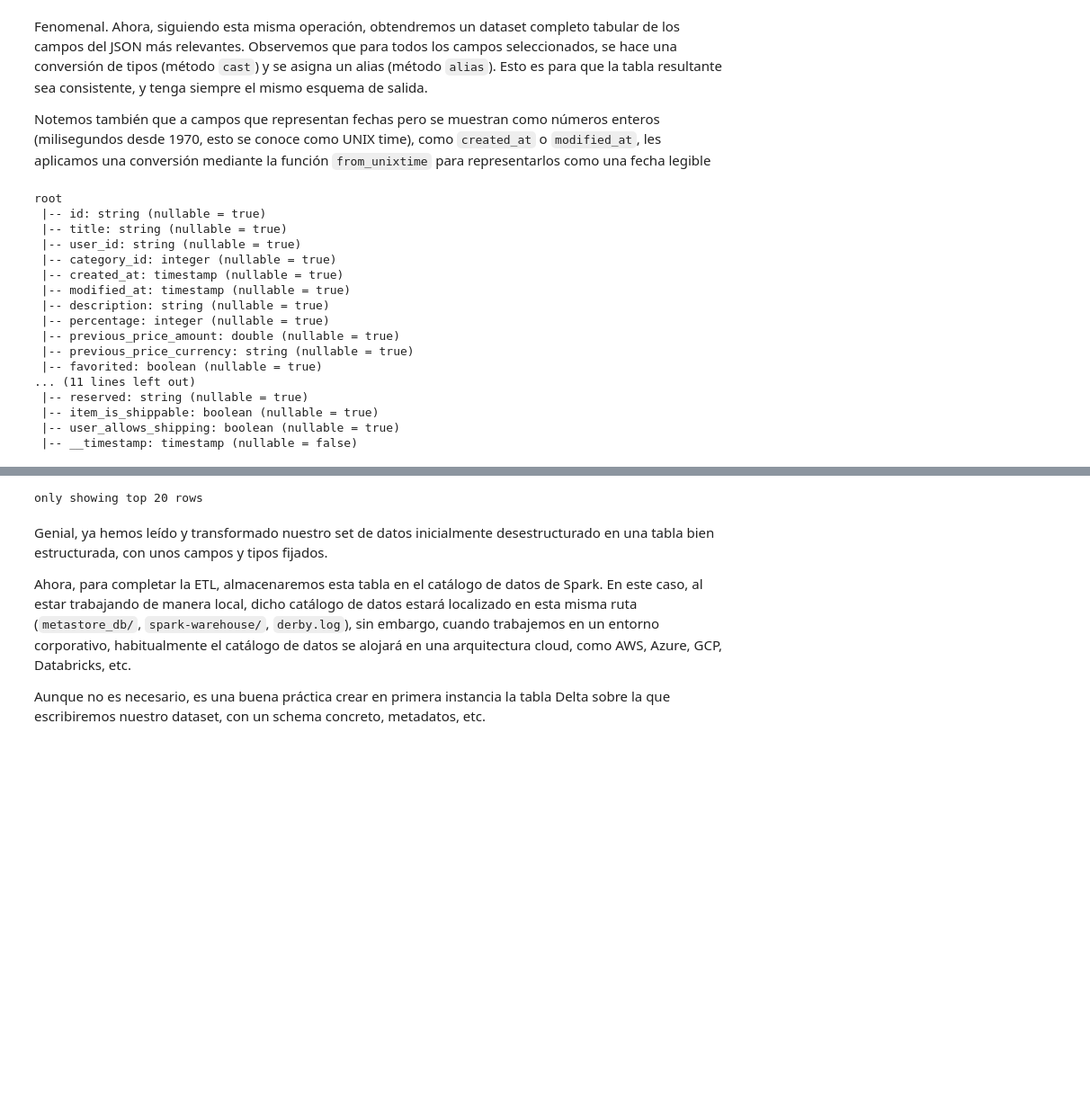
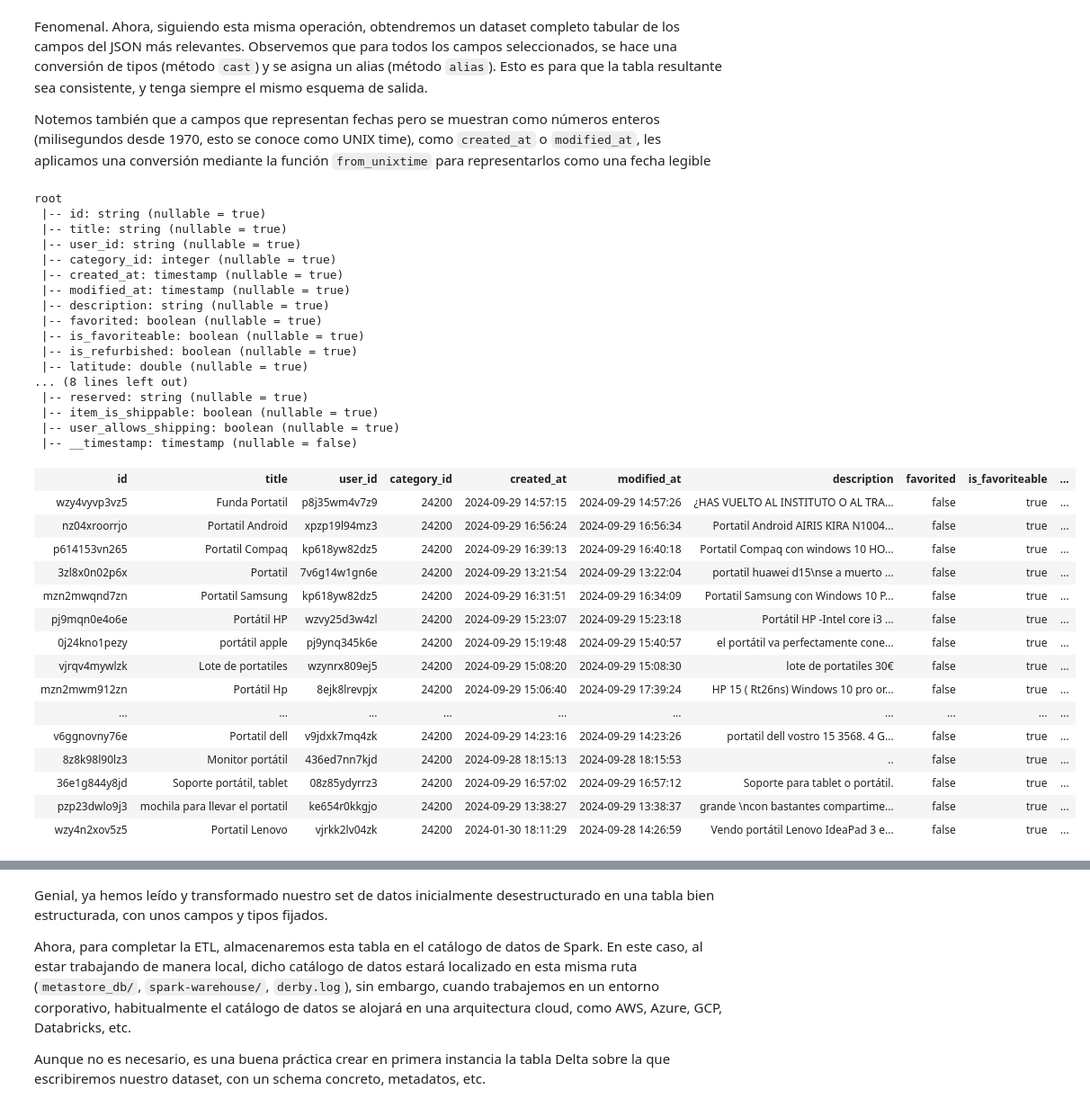
Before and after one commit to donielix/esic-bigdata-iv-blackops, a Jupyter notebook: notebooks/tema-2-etl/introduccion-spark.ipynb, the cells around one changed output, grey strips where cells are left out. Shown at 90% size. Drawn from its saved outputs; the diff is of its cells as text; code cells hidden in the pictures; blank space fills up the shorter version.

```diff
--- a/notebooks/tema-2-etl/introduccion-spark.ipynb
+++ b/notebooks/tema-2-etl/introduccion-spark.ipynb
@@ -473,13 +568,6 @@ wallapop = (
         .cast("timestamp")
         .alias("modified_at"),
         f.col("data.description").cast("string").alias("description"),
-        f.col("data.discount.percentage").cast("int").alias("percentage"),
-        f.col("data.discount.previous_price.amount")
-        .cast("double")
-        .alias("previous_price_amount"),
-        f.col("data.discount.previous_price.currency")
-        .cast("string")
-        .alias("previous_price_currency"),
         f.col("data.favorited.flag").cast("boolean").alias("favorited"),
         f.col("data.is_favoriteable.flag").cast("boolean").alias("is_favoriteable"),
         f.col("data.is_refurbished.flag").cast("boolean").alias("is_refurbished"),
@@ -491,34 +579,50 @@ wallapop = (
         f.col("data.location.region2").cast("string").alias("region2"),
         f.col("data.location.country_code").cast("string").alias("country_code"),
         f.col("data.price.amount").cast("double").alias("amount"),
         f.col("data.price.currency").cast("string").alias("currency"),
         f.col("data.reserved.flag").alias("reserved"),
         f.col("data.shipping.item_is_shippable")
         .cast("boolean")
         .alias("item_is_shippable"),
         f.col("data.shipping.user_allows_shipping")
         .cast("boolean")
         .alias("user_allows_shipping"),
         f.current_timestamp().alias("__timestamp"),
     )
 )
 wallapop.printSchema()
 display(wallapop)
 # %% [output]
 root
  |-- id: string (nullable = true)
  |-- title: string (nullable = true)
  |-- user_id: string (nullable = true)
  |-- category_id: integer (nullable = true)
  |-- created_at: timestamp (nullable = true)
  |-- modified_at: timestamp (nullable = true)
  |-- description: string (nullable = true)
- |-- percentage: integer (nullable = true)
- |-- previous_price_amount: double (nullable = true)
- |-- previous_price_currency: string (nullable = true)
  |-- favorited: boolean (nullable = true)
-... (11 lines left out)
+ |-- is_favoriteable: boolean (nullable = true)
+ |-- is_refurbished: boolean (nullable = true)
+ |-- latitude: double (nullable = true)
+... (8 lines left out)
  |-- reserved: string (nullable = true)
  |-- item_is_shippable: boolean (nullable = true)
  |-- user_allows_shipping: boolean (nullable = true)
  |-- __timestamp: timestamp (nullable = false)
+| id | title | user_id | category_id | created_at | modified_at | description | favorited | is_favoriteable | ... |
+| wzy4vyvp3vz5 | Funda Portatil | p8j35wm4v7z9 | 24200 | 2024-09-29 14:57:15 | 2024-09-29 14:57:26 | ¿HAS VUELTO AL INSTITUTO O AL TRA... | false | true | ... |
+| nz04xroorrjo | Portatil Android | xpzp19l94mz3 | 24200 | 2024-09-29 16:56:24 | 2024-09-29 16:56:34 | Portatil Android AIRIS KIRA N1004... | false | true | ... |
+| p614153vn265 | Portatil Compaq | kp618yw82dz5 | 24200 | 2024-09-29 16:39:13 | 2024-09-29 16:40:18 | Portatil Compaq con windows 10 HO... | false | true | ... |
+| 3zl8x0n02p6x | Portatil | 7v6g14w1gn6e | 24200 | 2024-09-29 13:21:54 | 2024-09-29 13:22:04 | portatil huawei d15\nse a muerto ... | false | true | ... |
+| mzn2mwqnd7zn | Portatil Samsung | kp618yw82dz5 | 24200 | 2024-09-29 16:31:51 | 2024-09-29 16:34:09 | Portatil Samsung con Windows 10 P... | false | true | ... |
+| pj9mqn0e4o6e | Portátil HP | wzvy25d3w4zl | 24200 | 2024-09-29 15:23:07 | 2024-09-29 15:23:18 | Portátil HP -Intel core i3 ... | false | true | ... |
+| 0j24kno1pezy | portátil apple | pj9ynq345k6e | 24200 | 2024-09-29 15:19:48 | 2024-09-29 15:40:57 | el portátil va perfectamente cone... | false | true | ... |
+| vjrqv4mywlzk | Lote de portatiles | wzynrx809ej5 | 24200 | 2024-09-29 15:08:20 | 2024-09-29 15:08:30 | lote de portatiles 30€ | false | true | ... |
+| mzn2mwm912zn | Portátil Hp | 8ejk8lrevpjx | 24200 | 2024-09-29 15:06:40 | 2024-09-29 17:39:24 | HP 15 ( Rt26ns) Windows 10 pro or... | false | true | ... |
+| ... | ... | ... | ... | ... | ... | ... | ... | ... | ... |
+| v6ggnovny76e | Portatil dell | v9jdxk7mq4zk | 24200 | 2024-09-29 14:23:16 | 2024-09-29 14:23:26 | portatil dell vostro 15 3568. 4 G... | false | true | ... |
+| 8z8k98l90lz3 | Monitor portátil | 436ed7nn7kjd | 24200 | 2024-09-28 18:15:13 | 2024-09-28 18:15:53 | .. | false | true | ... |
+| 36e1g844y8jd | Soporte portátil, tablet | 08z85ydyrrz3 | 24200 | 2024-09-29 16:57:02 | 2024-09-29 16:57:12 | Soporte para tablet o portátil. | false | true | ... |
+| pzp23dwlo9j3 | mochila para llevar el portatil | ke654r0kkgjo | 24200 | 2024-09-29 13:38:27 | 2024-09-29 13:38:37 | grande \ncon bastantes compartime... | false | true | ... |
+| wzy4n2xov5z5 | Portatil Lenovo | vjrkk2lv04zk | 24200 | 2024-01-30 18:11:29 | 2024-09-28 14:26:59 | Vendo portátil Lenovo IdeaPad 3 e... | false | true | ... |
@@ -542,4 +630,3 @@ root
-only showing top 20 rows
 # %% [markdown]
 Genial, ya hemos leído y transformado nuestro set de datos inicialmente desestructurado en una tabla bien estructurada, con unos campos y tipos fijados.
 
```
Also changed, not shown: parts of 22 cells of this notebook, 2 other files.
